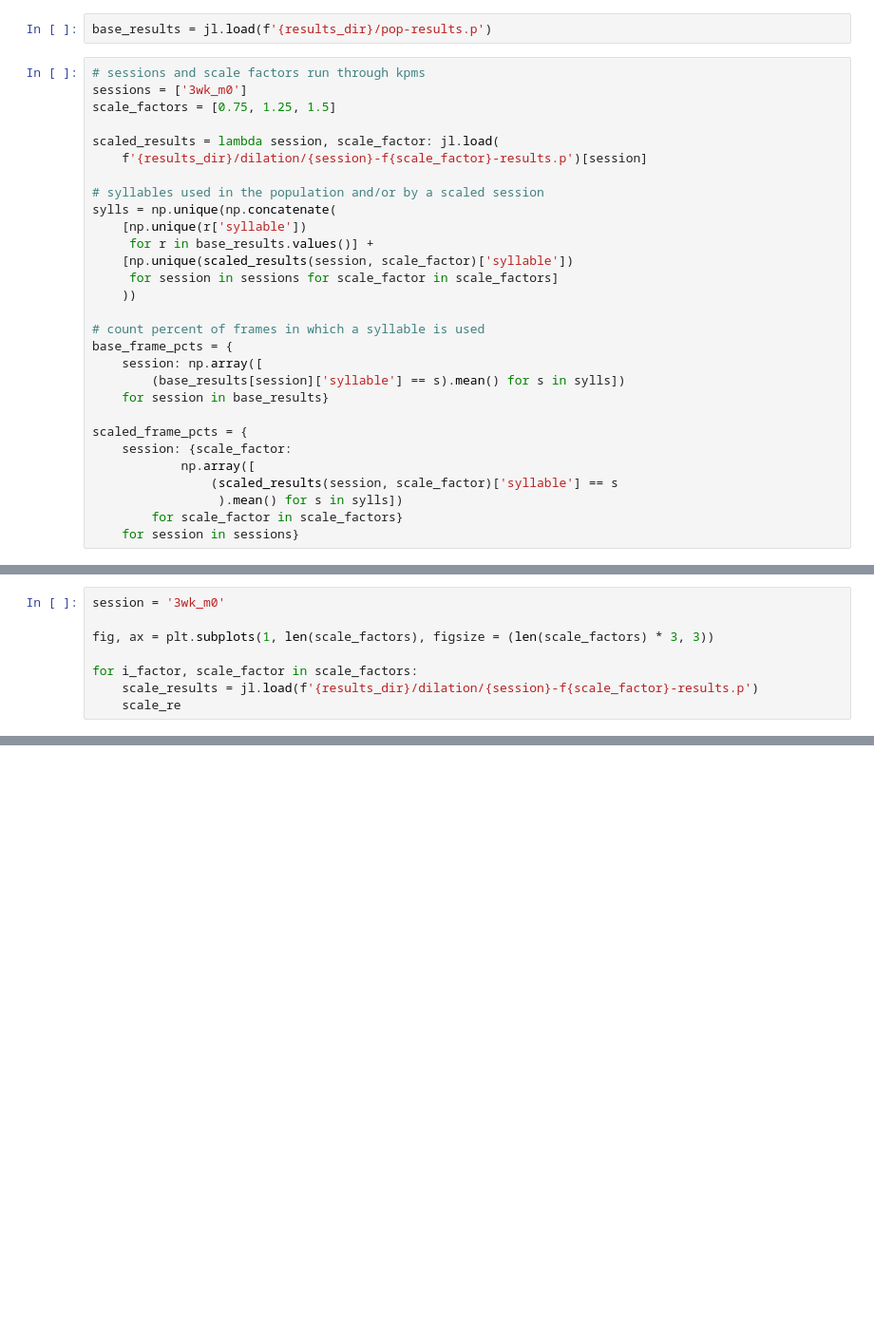
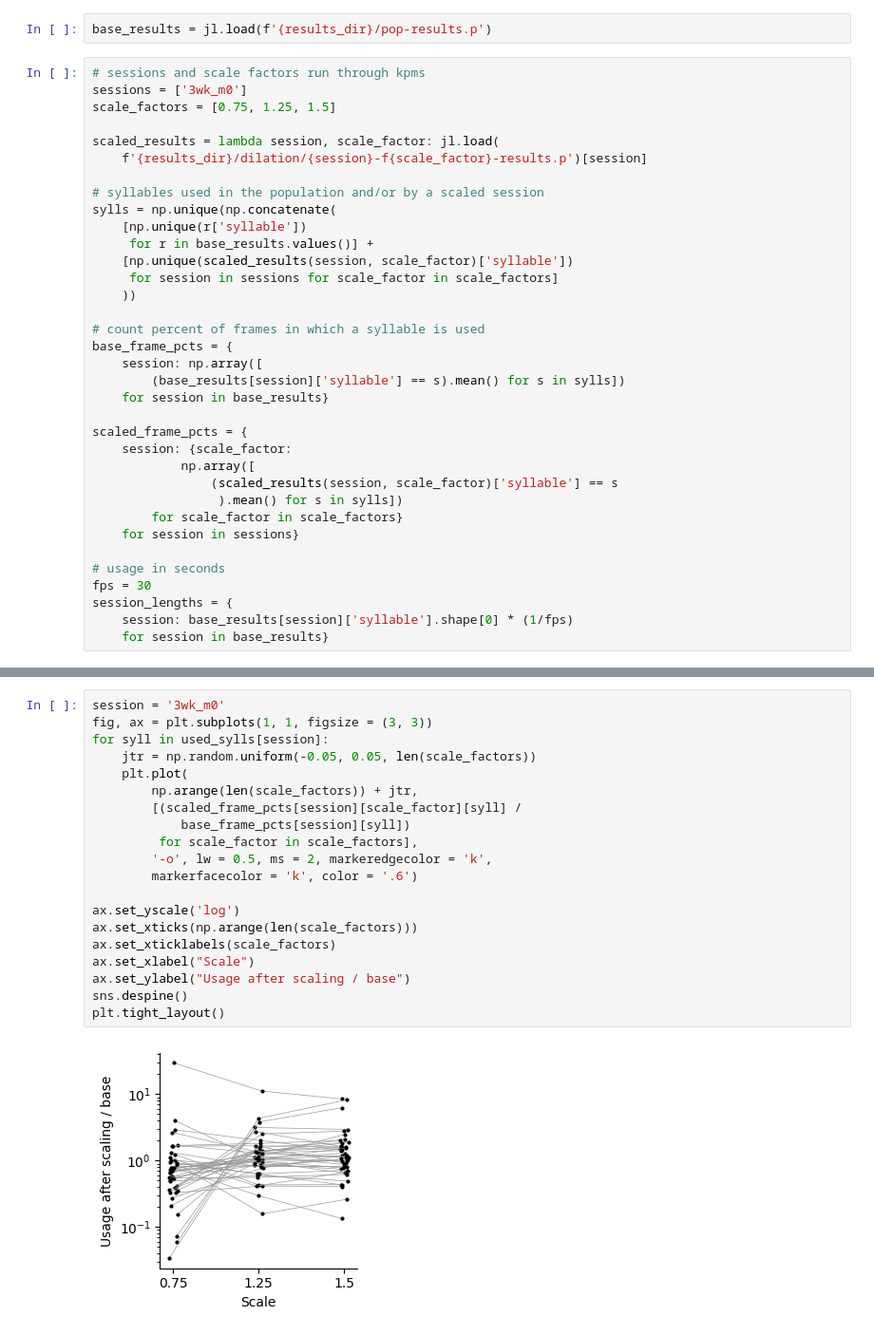
Before and after one commit to kaijfox/kpsn-moseq, a Jupyter notebook: notebooks/kpms_dilation_analysis.ipynb, the cells around one changed output, grey strips where cells are left out. Shown at 95% size. Cells and saved outputs as stored; diff of their text form; blank space fills up the shorter version.

Commit message:
dilation analyses init

```diff
--- a/notebooks/kpms_dilation_analysis.ipynb
+++ b/notebooks/kpms_dilation_analysis.ipynb
@@ -55,6 +63,12 @@ scaled_frame_pcts = {
                  ).mean() for s in sylls])
         for scale_factor in scale_factors}
     for session in sessions}
+
+# usage in seconds
+fps = 30
+session_lengths = {
+    session: base_results[session]['syllable'].shape[0] * (1/fps)
+    for session in base_results}
 # %%
 # are there syllables used in the scaled sessions not used in the original?
 # and vice versa?
@@ -73,8 +116,0 @@ for session in sessions:
-# %%
-session = '3wk_m0'
-
-fig, ax = plt.subplots(1, len(scale_factors), figsize = (len(scale_factors) * 3, 3))
-
-for i_factor, scale_factor in scale_factors:
-    scale_results = jl.load(f'{results_dir}/dilation/{session}-f{scale_factor}-results.p')
-    scale_re
@@ -82,0 +117,22 @@ array([29, 29, 29, ..., 42, 42, 42])
+# %%
+session = '3wk_m0'
+fig, ax = plt.subplots(1, 1, figsize = (3, 3))
+for syll in used_sylls[session]:
+    jtr = np.random.uniform(-0.05, 0.05, len(scale_factors))
+    plt.plot(
+        np.arange(len(scale_factors)) + jtr,
+        [(scaled_frame_pcts[session][scale_factor][syll] /
+            base_frame_pcts[session][syll])
+         for scale_factor in scale_factors],
+        '-o', lw = 0.5, ms = 2, markeredgecolor = 'k',
+        markerfacecolor = 'k', color = '.6')
+
+ax.set_yscale('log')
+ax.set_xticks(np.arange(len(scale_factors)))
+ax.set_xticklabels(scale_factors)
+ax.set_xlabel("Scale")
+ax.set_ylabel("Usage after scaling / base")
+sns.despine()
+plt.tight_layout()
+# %% [output]
+[figure, added]
```
Also changed, not shown: parts of 23 cells of this notebook, 4 other files.
